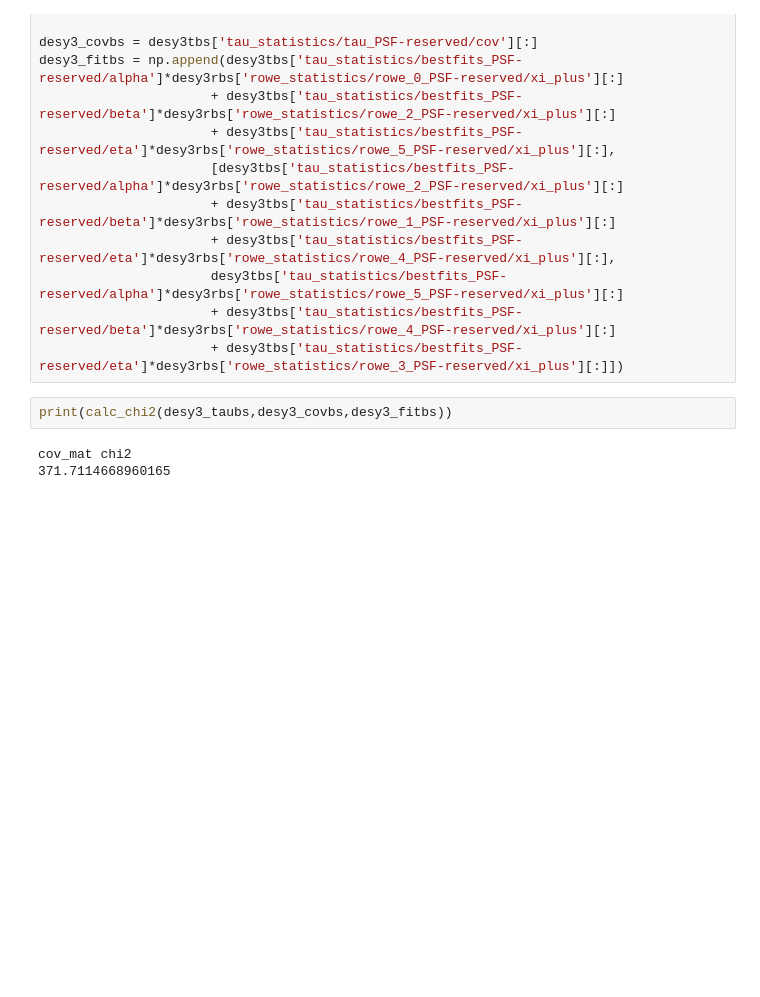
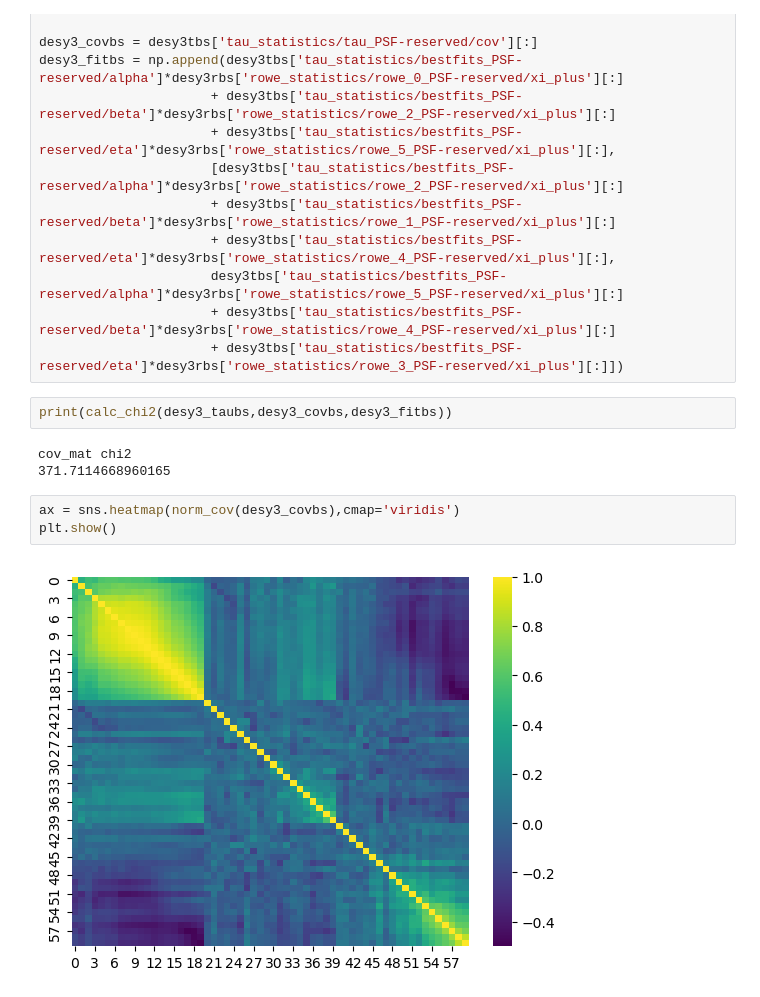
Before and after one commit to LSSTDESC/nulltests_txpipe, a Jupyter notebook: CheckChisqTau.ipynb, the cells around one changed output. Drawn from its saved outputs; the diff is of its cells as text; blank space fills up the shorter version.

```diff
--- a/CheckChisqTau.ipynb
+++ b/CheckChisqTau.ipynb
@@ -315,3 +317,8 @@ print(calc_chi2(desy3_taubs,desy3_covbs,desy3_fitbs))
 # %% [output]
 cov_mat chi2
 371.7114668960165
+# %%
+ax = sns.heatmap(norm_cov(desy3_covbs),cmap='viridis')
+plt.show()
+# %% [output]
+[figure, added]
```
Also changed, not shown: parts of 1 cell of this notebook.
